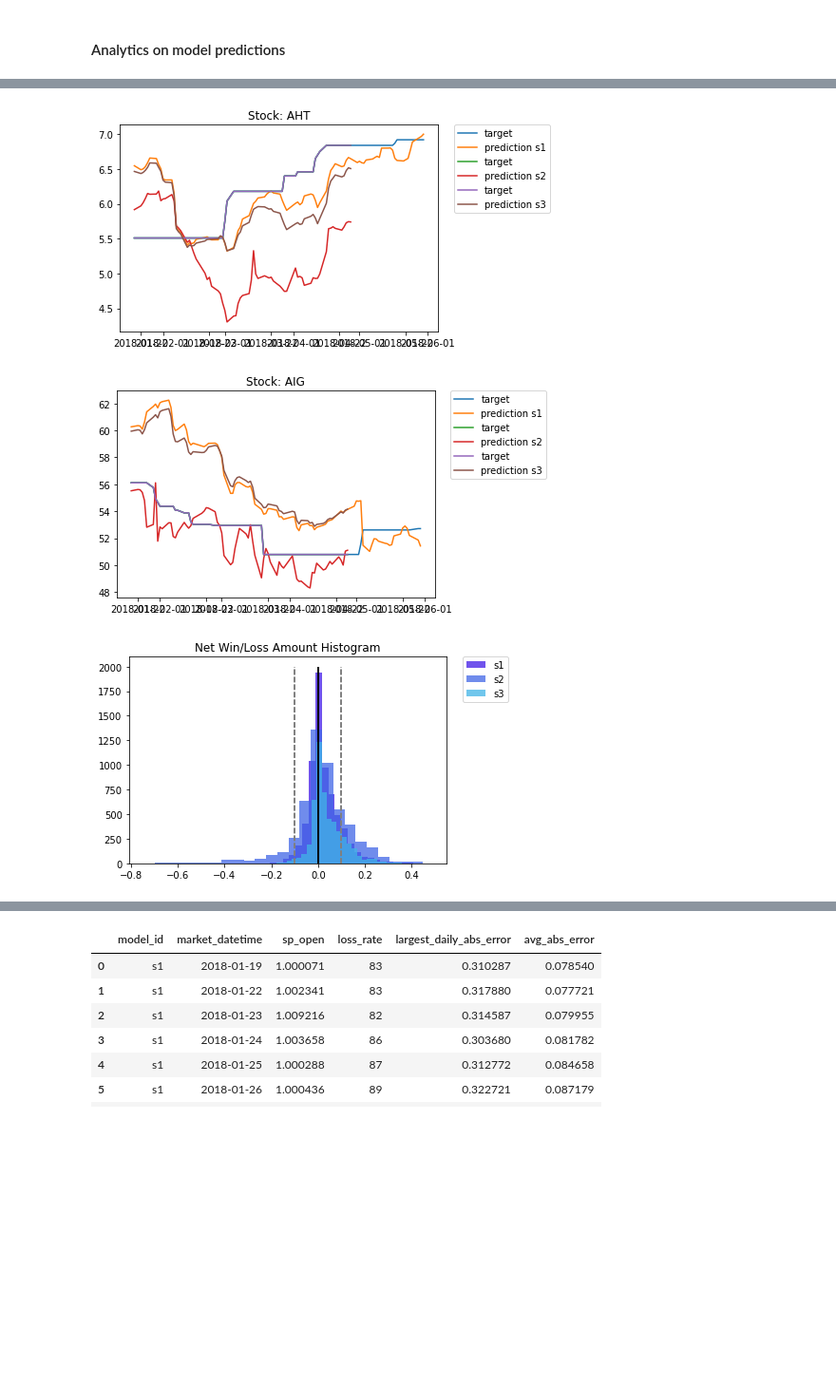
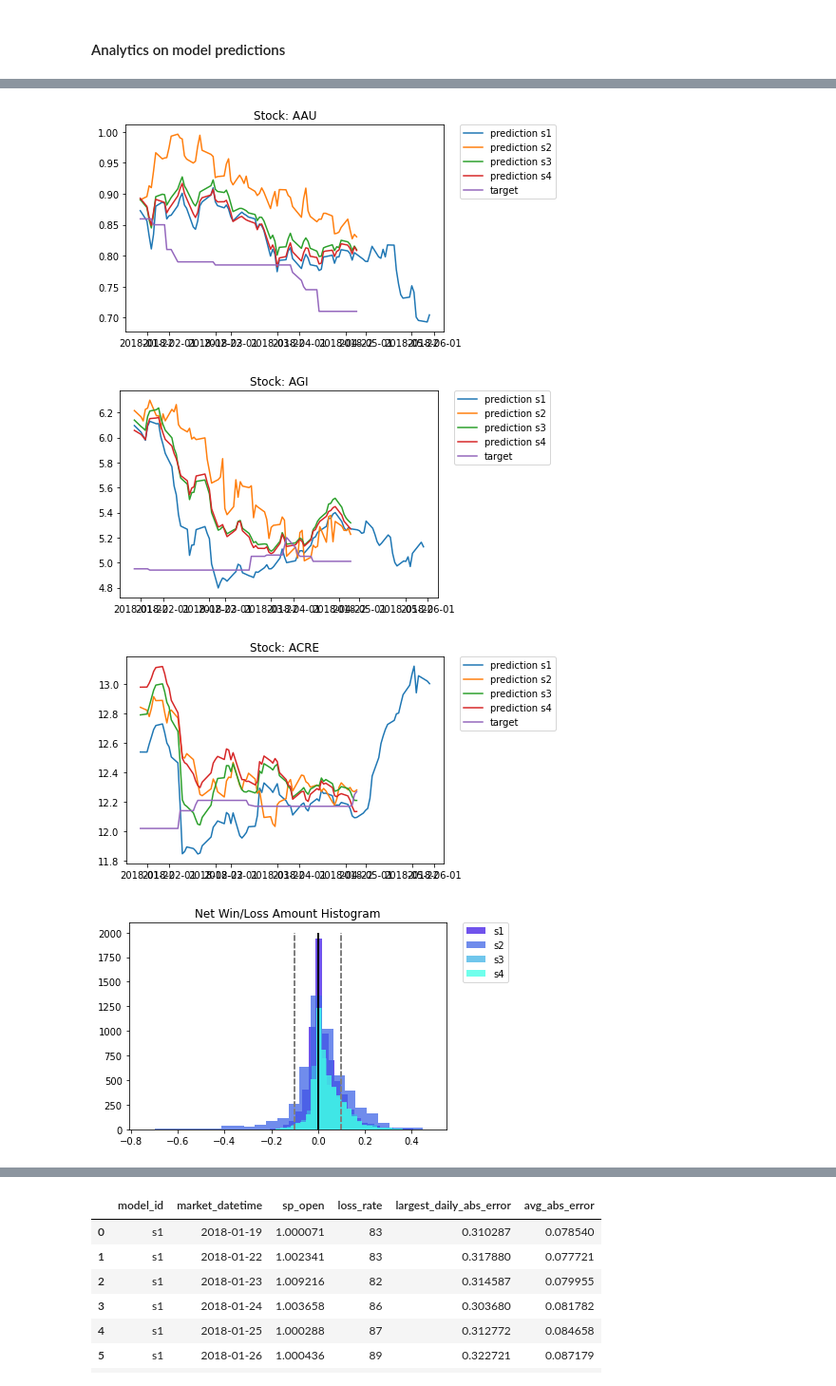
Before and after one commit to rbetzler/fun-times-in-python, a Jupyter notebook: science/exploration/20210109_analytics.ipynb, the cells around one changed output, grey strips where cells are left out. Shown at 95% size. Cells and saved outputs as stored; diff of their text form; code cells hidden in the pictures; blank space fills up the shorter version.

```diff
--- a/science/exploration/20210109_analytics.ipynb
+++ b/science/exploration/20210109_analytics.ipynb
@@ -50,20 +50,14 @@ df.head(10)
 # %%
-STOCKS = [
-    'AAN',
-    'ACY',
-    'AHT',
-    'AIG',
-]
-
+stocks = np.random.choice(df['symbol'].unique(), 5)
 models = np.sort(df['model_id'].unique())
-for s in STOCKS:
+for s in stocks:
     temp = df[df['symbol']==s]
     for m in models:
         x = temp[temp['model_id']==m]
         plt.title(f'Stock: {s}')
-        plt.plot(x['market_datetime'], x['target'], label='target')
         plt.plot(x['market_datetime'], x['prediction'], label=f'prediction {m}')
-        plt.legend(bbox_to_anchor=(1.05, 1), loc='upper left', borderaxespad=0.)
+    plt.plot(x['market_datetime'], x['target'], label='target')
+    plt.legend(bbox_to_anchor=(1.05, 1), loc='upper left', borderaxespad=0.)
     plt.show()
 
 color_offset = 0.1
@@ -83,6 +77,7 @@ plt.show()
-[figure, old version]
+[figure, new version]
-[figure, old version]
+[figure, new version]
-[figure, old version]
+[figure, new version]
+[figure, added]
 # %%
 def groupby_plot(
     group
```
Also changed, not shown: parts of 5 cells of this notebook, 3 other files.
